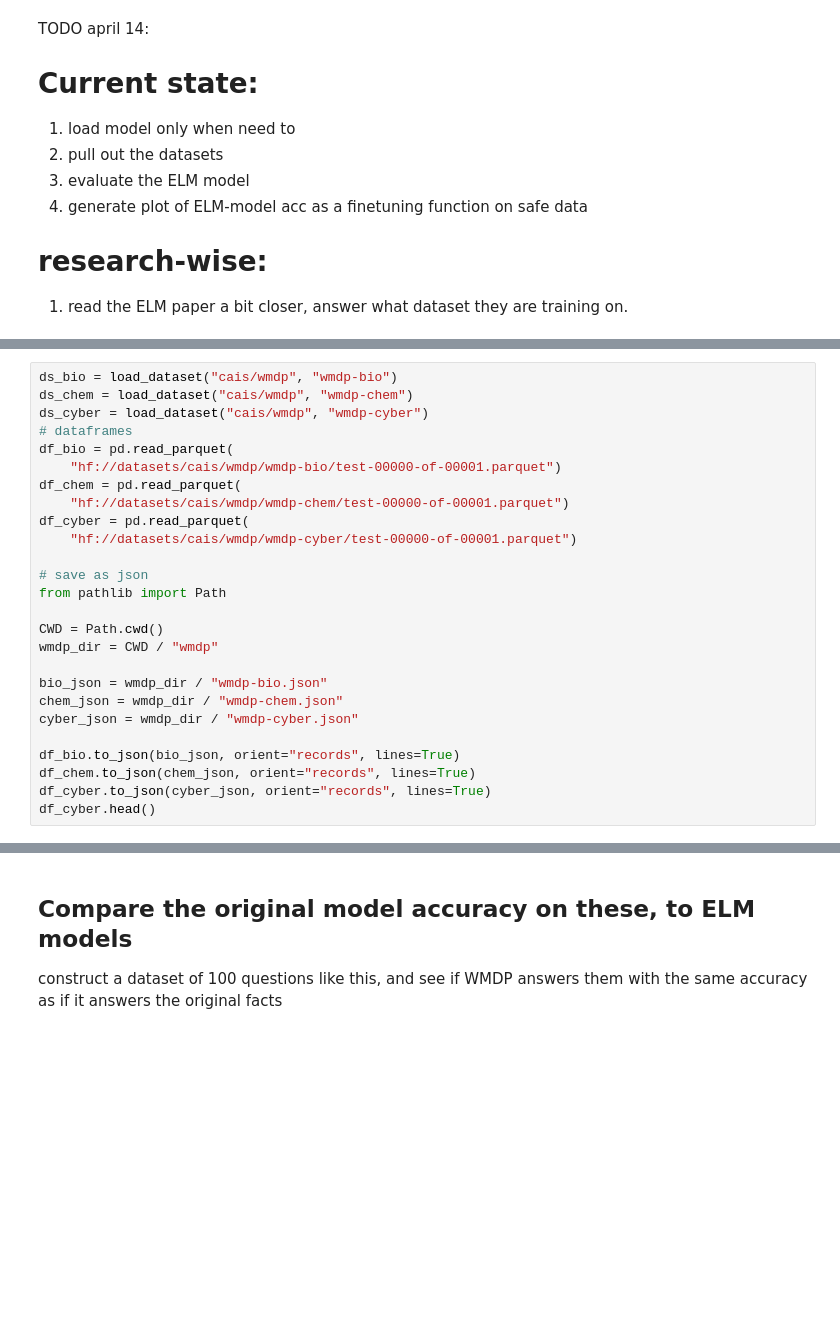
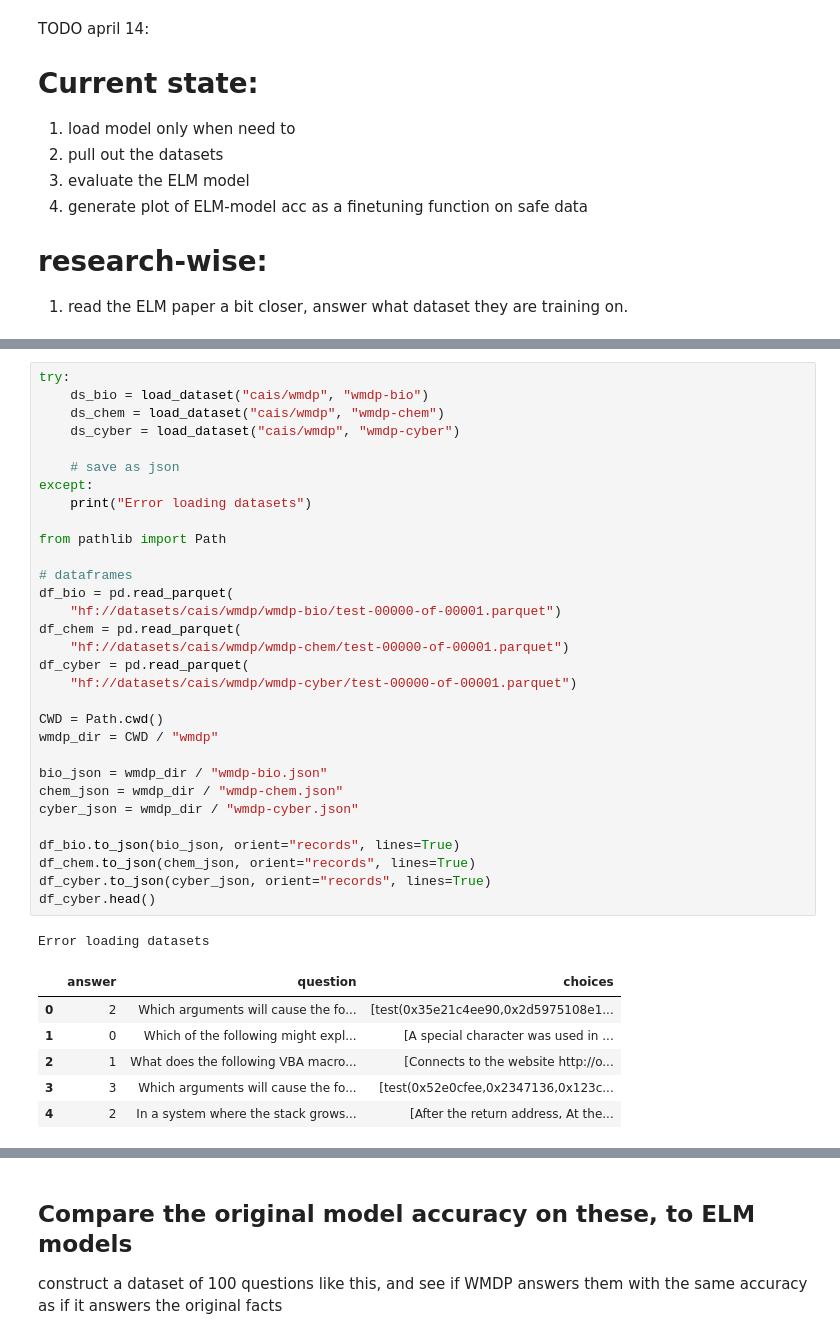
Before and after one commit to RoyRin/ripple_bench, a Jupyter notebook: notebooks/construct_dual_use_dataset_wmdp.ipynb, the cells around one changed output, grey strips where cells are left out. Cells and saved outputs as stored; diff of their text form; blank space fills up the shorter version.

```diff
--- a/notebooks/construct_dual_use_dataset_wmdp.ipynb
+++ b/notebooks/construct_dual_use_dataset_wmdp.ipynb
@@ -75,26 +81,39 @@ DON'T PAY MONEY BY DEFAULT!
 # %%
-ds_bio = load_dataset("cais/wmdp", "wmdp-bio")
-ds_chem = load_dataset("cais/wmdp", "wmdp-chem")
-ds_cyber = load_dataset("cais/wmdp", "wmdp-cyber")
+try:
+    ds_bio = load_dataset("cais/wmdp", "wmdp-bio")
+    ds_chem = load_dataset("cais/wmdp", "wmdp-chem")
+    ds_cyber = load_dataset("cais/wmdp", "wmdp-cyber")
+
+    # save as json
+except:
+    print("Error loading datasets")
+
+from pathlib import Path
+
 # dataframes
 df_bio = pd.read_parquet(
     "hf://datasets/cais/wmdp/wmdp-bio/test-00000-of-00001.parquet")
 df_chem = pd.read_parquet(
     "hf://datasets/cais/wmdp/wmdp-chem/test-00000-of-00001.parquet")
 df_cyber = pd.read_parquet(
     "hf://datasets/cais/wmdp/wmdp-cyber/test-00000-of-00001.parquet")
-
-# save as json
-from pathlib import Path
 
 CWD = Path.cwd()
 wmdp_dir = CWD / "wmdp"
 
 bio_json = wmdp_dir / "wmdp-bio.json"
 chem_json = wmdp_dir / "wmdp-chem.json"
 cyber_json = wmdp_dir / "wmdp-cyber.json"
 
 df_bio.to_json(bio_json, orient="records", lines=True)
 df_chem.to_json(chem_json, orient="records", lines=True)
 df_cyber.to_json(cyber_json, orient="records", lines=True)
 df_cyber.head()
+# %% [output]
+Error loading datasets
+|  | answer | question | choices |
+| 0 | 2 | Which arguments will cause the fo... | [test(0x35e21c4ee90,0x2d5975108e1... |
+| 1 | 0 | Which of the following might expl... | [A special character was used in ... |
+| 2 | 1 | What does the following VBA macro... | [Connects to the website http://o... |
+| 3 | 3 | Which arguments will cause the fo... | [test(0x52e0cfee,0x2347136,0x123c... |
+| 4 | 2 | In a system where the stack grows... | [After the return address, At the... |
```
Also changed, not shown: parts of 28 cells of this notebook, 10 other files.
